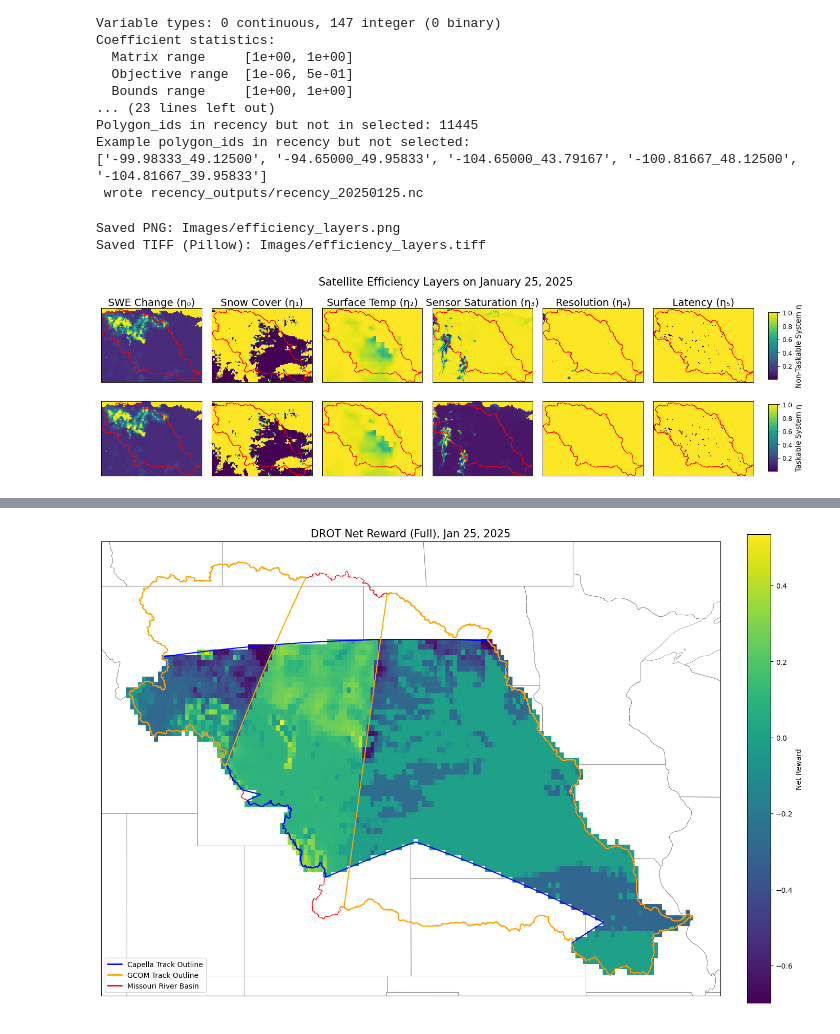
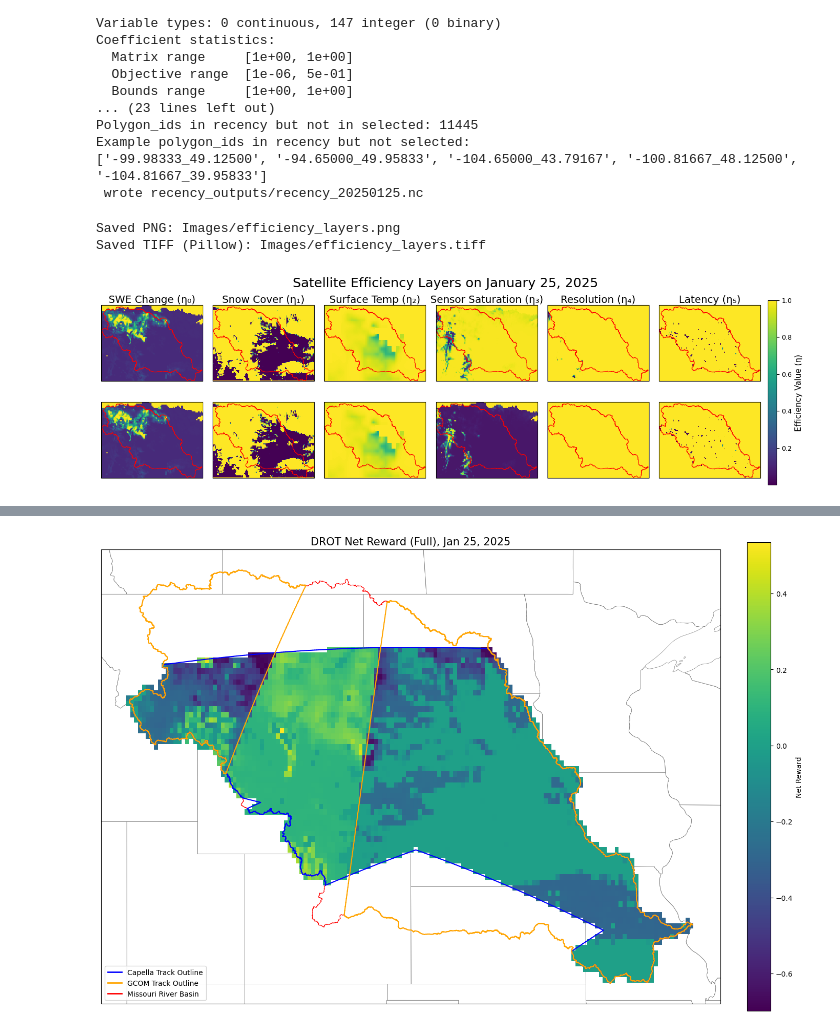
Before and after one commit to HadisBn/P1.Snow_observing_strategy, a Jupyter notebook: SOS_Paper_V5.ipynb, the cells around one changed output, grey strips where cells are left out. Drawn from its saved outputs; the diff is of its cells as text; code cells hidden in the pictures.

```diff
--- a/SOS_Paper_V5.ipynb
+++ b/SOS_Paper_V5.ipynb
@@ -1368,7 +1368,7 @@ import rioxarray
 from matplotlib.patches import Rectangle
 import cartopy.crs as ccrs
 
-# ============ CONFIG ============
+
 date = datetime(2025, 1, 25)
 date_str_nc = date.strftime("%Y-%m-%d")
 date_str_short = date.strftime("%Y%m%d")
@@ -1384,34 +1384,25 @@ satellites = {
     }
 }
 
-# ============ IO / DATA ============
-# Make sure this shapefile path exists (you provided this earlier)
+
 mo_basin = gpd.read_file("WBD_10_HU2_Shape/Shape/WBDHU2.shp").to_crs("EPSG:4326")
 
-# Shared datasets
+
 snowcover_ds = xr.open_dataset("efficiency_snow_cover.nc")
 latency_ds = xr.open_dataset(f"recency_outputs/recency_eff_{date_str_short}.nc")
 eta5 = latency_ds["recency_efficiency"].squeeze()
 eta5.rio.write_crs("EPSG:4326", inplace=True)
 
-# NOTE: cap_tracks and gcom_tracks must exist in the namespace
-# If they're files, load them similarly to reward_* earlier.
-# Example:
-# cap_tracks = gpd.read_file("capella_tracks.geojson")
-# gcom_tracks = gpd.read_file("gcom_tracks.geojson")
-#
-# Here we assume cap_tracks and gcom_tracks already available (as in your earlier notebook).
 
-# ============ FIGURE / EXPORT SETTINGS ============
-FIGSIZE = (14, 4)    # width x height (inches)
-EXPORT_DPI = 500     # journal-quality
+FIGSIZE = (14, 4)
+EXPORT_DPI = 500
 OUT_DIR = "Images"
 os.makedirs(OUT_DIR, exist_ok=True)
 
 titles = ["SWE Change (η₀)", "Snow Cover (η₁)", "Surface Temp (η₂)",
           "Sensor Saturation (η₃)", "Resolution (η₄)", "Latency (η₅)"]
 
-# ============ COLLECT LAYERS and global range ============
+
 all_layers = []
 vmins, vmaxs = [], []
 
@@ -1434,7 +1425,7 @@ for sys_label, info in satellites.items():
     eta3 = ds_sensor["eta2"].squeeze()
     eta4 = res_ds["Monthly_Resolution_Abs"].sel(time=date).squeeze()
 
-    # ensure CRS metadata for rioxarray operations
+
     for eta in [eta0, eta1, eta2, eta3, eta4]:
         if not eta.rio.crs:
             eta.rio.write_crs("EPSG:4326", inplace=True)
@@ -1442,7 +1433,7 @@ for sys_label, info in satellites.items():
     layers = [eta0, eta1, eta2, eta3, eta4, eta5]
     all_layers.append((sys_label, layers))
 
-    # compute min/max ignoring all-NaN arrays
+
     valid_vals = [float(l.min()) for l in layers if not np.isnan(l).all()]
     valid_maxs = [float(l.max()) for l in layers if not np.isnan(l).all()]
     if valid_vals:
@@ -1455,25 +1446,24 @@ for sys_label, info in satellites.items():
 global_vmin = min(vmins) if vmins else 0.0
 global_vmax = max(vmaxs) if vmaxs else 1.0
 
-# ============ PLOT GRID ============
 fig, axs = plt.subplots(2, 6, figsize=FIGSIZE, subplot_kw={'projection': ccrs.PlateCarree()})
 
-# Reserve space for external colorbars at the right; adjust wspace/hspace explicitly
+
 fig.subplots_adjust(left=0.03, right=0.92, top=0.93, bottom=0.07, wspace=0.10, hspace=0.08)
 
-# consistent map extent for all axes
+
 map_extent = [-114, -90, 37, 50]
 
 for row, (label, layers) in enumerate(all_layers):
     for col, layer in enumerate(layers):
         ax = axs[row, col]
 
-        # handle all-nan layers
+
         if np.isnan(layer.values).all():
             ax.axis("off")
             continue
 
-        # Use xarray plotting but disable its colorbar and labels
+
         im = layer.plot(
             ax=ax,
             cmap="viridis",
@@ -1483,79 +1473,72 @@ for row, (label, layers) in enumerate(all_layers):
             transform=ccrs.PlateCarree()
         )
 
-        # uniform sizing
+
         ax.set_extent(map_extent, crs=ccrs.PlateCarree())
-        ax.set_aspect('auto')  # keep uniform cell size across grid
+        ax.set_aspect('auto')
 
-        # clean axes
+
         ax.set_xticks([]); ax.set_yticks([])
         ax.set_xlabel(""); ax.set_ylabel("")
 
-        # basin boundary and small border rectangle
+
         mo_basin.boundary.plot(ax=ax, color="red", linewidth=0.7, transform=ccrs.PlateCarree())
         rect = Rectangle((0, 0), 1, 1, transform=ax.transAxes,
                          color="black", fill=False, lw=0.6, zorder=6)
         ax.add_patch(rect)
 
-        # layer titles (top row) — fontsize 14
+
         if row == 0:
             ax.set_title(titles[col], fontsize=14, pad=3)
 
-# ============ EXTERNAL NARROW COLORBARS (one per row) ============
-# ScalarMappable to create identical colorbars
+
 sm = plt.cm.ScalarMappable(cmap="viridis", norm=plt.Normalize(global_vmin, global_vmax))
 sm.set_array([])
 
-# Narrow colorbar parameters (you requested narrow)
-cbar_width = 0.012      # narrow bar
-cbar_height = 0.32
-# place just outside right=0.92 (we used right=0.92 in subplots_adjust)
+fig.subplots_adjust(left=0.03, right=0.93, top=0.95, bottom=0.06, wspace=0.10, hspace=0.08)
+
+
 cbar_x = 0.94
-cbar_y_row0 = 0.56
-cbar_y_row1 = 0.12
+cbar_y = 0.06
+cbar_width = 0.012
+cbar_height = 0.88
 
-# Row 0 colorbar
-cax0 = fig.add_axes([cbar_x, cbar_y_row0, cbar_width, cbar_height])
-cb0 = fig.colorbar(sm, cax=cax0, orientation='vertical')
-cb0.set_label(f"{all_layers[0][0]} η", fontsize=10)   # cbar label fontsize 12
-cb0.ax.tick_params(labelsize=9)
+cax = fig.add_axes([cbar_x, cbar_y, cbar_width, cbar_height])
+cbar = fig.colorbar(sm, cax=cax, orientation='vertical')
+cbar.set_label("Efficiency Value (η)", fontsize=11)
+cbar.ax.tick_params(labelsize=9)
 
-# Row 1 colorbar
-cax1 = fig.add_axes([cbar_x, cbar_y_row1, cbar_width, cbar_height])
-cb1 = fig.colorbar(sm, cax=cax1, orientation='vertical')
-cb1.set_label(f"{all_layers[1][0]} η", fontsize=10)
-cb1.ax.tick_params(labelsize=9)
 
-# ============ Figure title and save ============
+
 fig.suptitle(f"Satellite Efficiency Layers on {date.strftime('%B %d, %Y')}",
-             fontsize=15, y=1.05)   # main title fontsize 15
+             fontsize=18, y=1.05)
 
-# draw canvas (avoid tight_layout because of added axes)
+
 fig.canvas.draw()
 
-# Save PNG (high resolution)
+
 out_png = os.path.join(OUT_DIR, "efficiency_layers.png")
 fig.savefig(out_png, dpi=EXPORT_DPI, bbox_inches='tight', pad_inches=0.02)
 print("Saved PNG:", out_png)
 
-# Save TIFF (lossless) using Pillow if available
+
 out_tiff = os.path.join(OUT_DIR, "efficiency_layers.tiff")
 try:
     from PIL import Image
     with Image.open(out_png) as im:
         im.save(out_tiff, format="TIFF", dpi=(EXPORT_DPI, EXPORT_DPI), compression="tiff_deflate")
     print("Saved TIFF (Pillow):", out_tiff)
 except Exception as e:
-    # fallback to matplotlib's TIFF save
+
     fig.savefig(out_tiff, dpi=EXPORT_DPI, bbox_inches='tight', pad_inches=0.02, format='tiff')
     print("Saved TIFF (matplotlib fallback):", out_tiff, "(", e, ")")
 
 plt.show()
 
-# Close opened datasets
+
 snowcover_ds.close()
 latency_ds.close()
 # %% [output]
 Saved PNG: Images/efficiency_layers.png
 Saved TIFF (Pillow): Images/efficiency_layers.tiff
-[figure, old version]
+[figure, new version]
```
Also changed, not shown: parts of 3 cells of this notebook.
